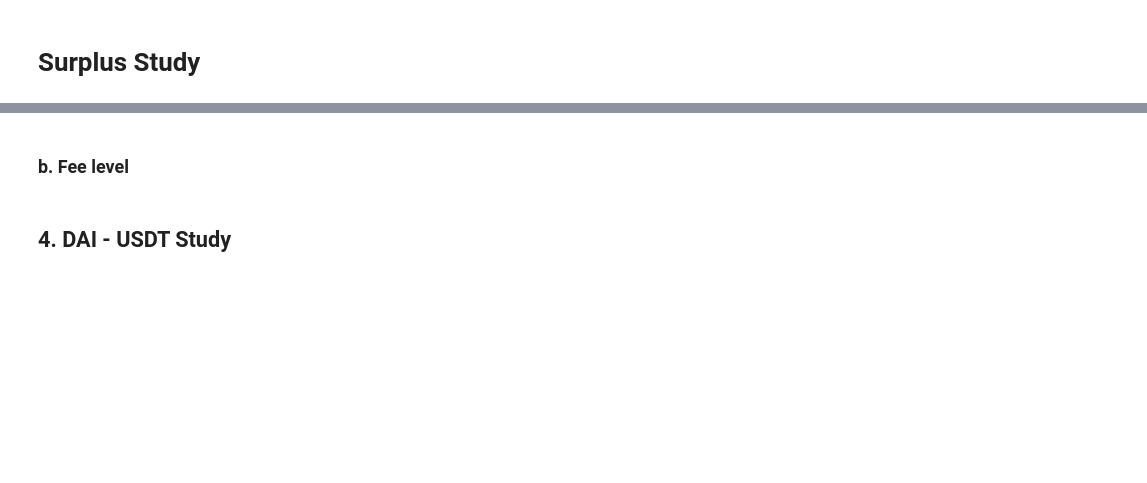
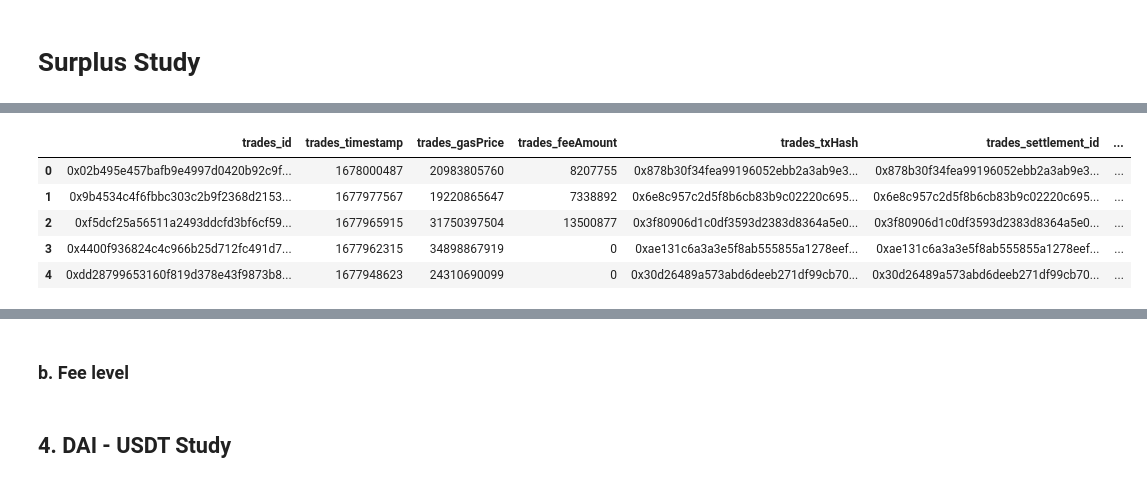
Before and after one commit to mohammed7s/Feedlot, a Jupyter notebook: forum_surplus_study/surplus_study.ipynb, the cells around one changed output, grey strips where cells are left out. Saved outputs shown, nothing was run; the diff lists cells and outputs as text; code cells hidden in the pictures; blank space fills up the shorter version.

```diff
--- a/forum_surplus_study/surplus_study.ipynb
+++ b/forum_surplus_study/surplus_study.ipynb
@@ -344,0 +124,22 @@ initial Reserves 100000
+# %%
+# Merge1 on sell token address.  x = sell token
+
+merged_df = pd.merge(trades_df, token_df, left_on='trades_sellToken_id', right_on='tokens_address')
+# %%
+# Merge2 on buy token address.  y = buy token
+merged_df2 = pd.merge(merged_df, token_df, left_on='trades_buyToken_id', right_on='tokens_address')
+# %%
+df = merged_df2.rename(columns={
+    "tokens_symbol_x": "sell_token_symbol",
+    "tokens_symbol_y":"buy_token_symbol",
+    "tokens_decimals_x": "sell_token_decimal",
+    "tokens_decimals_y": "buy_token_decimal"})
+# %%
+df.head(5)
+# %% [output]
+|  | trades_id | trades_timestamp | trades_gasPrice | trades_feeAmount | trades_txHash | trades_settlement_id | ... |
+| 0 | 0x02b495e457bafb9e4997d0420b92c9f... | 1678000487 | 20983805760 | 8207755 | 0x878b30f34fea99196052ebb2a3ab9e3... | 0x878b30f34fea99196052ebb2a3ab9e3... | ... |
+| 1 | 0x9b4534c4f6fbbc303c2b9f2368d2153... | 1677977567 | 19220865647 | 7338892 | 0x6e8c957c2d5f8b6cb83b9c02220c695... | 0x6e8c957c2d5f8b6cb83b9c02220c695... | ... |
+| 2 | 0xf5dcf25a56511a2493ddcfd3bf6cf59... | 1677965915 | 31750397504 | 13500877 | 0x3f80906d1c0df3593d2383d8364a5e0... | 0x3f80906d1c0df3593d2383d8364a5e0... | ... |
+| 3 | 0x4400f936824c4c966b25d712fc491d7... | 1677962315 | 34898867919 | 0 | 0xae131c6a3a3e5f8ab555855a1278eef... | 0xae131c6a3a3e5f8ab555855a1278eef... | ... |
+| 4 | 0xdd28799653160f819d378e43f9873b8... | 1677948623 | 24310690099 | 0 | 0x30d26489a573abd6deeb271df99cb70... | 0x30d26489a573abd6deeb271df99cb70... | ... |
```
Also changed, not shown: parts of 72 cells of this notebook.
